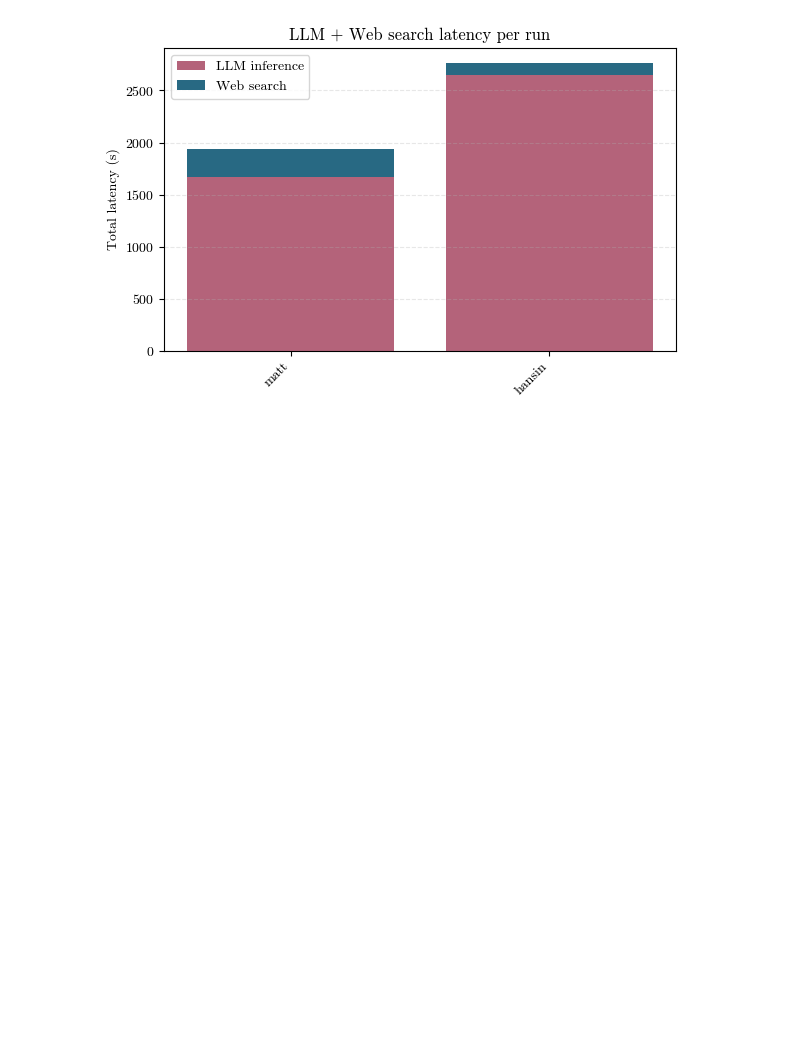
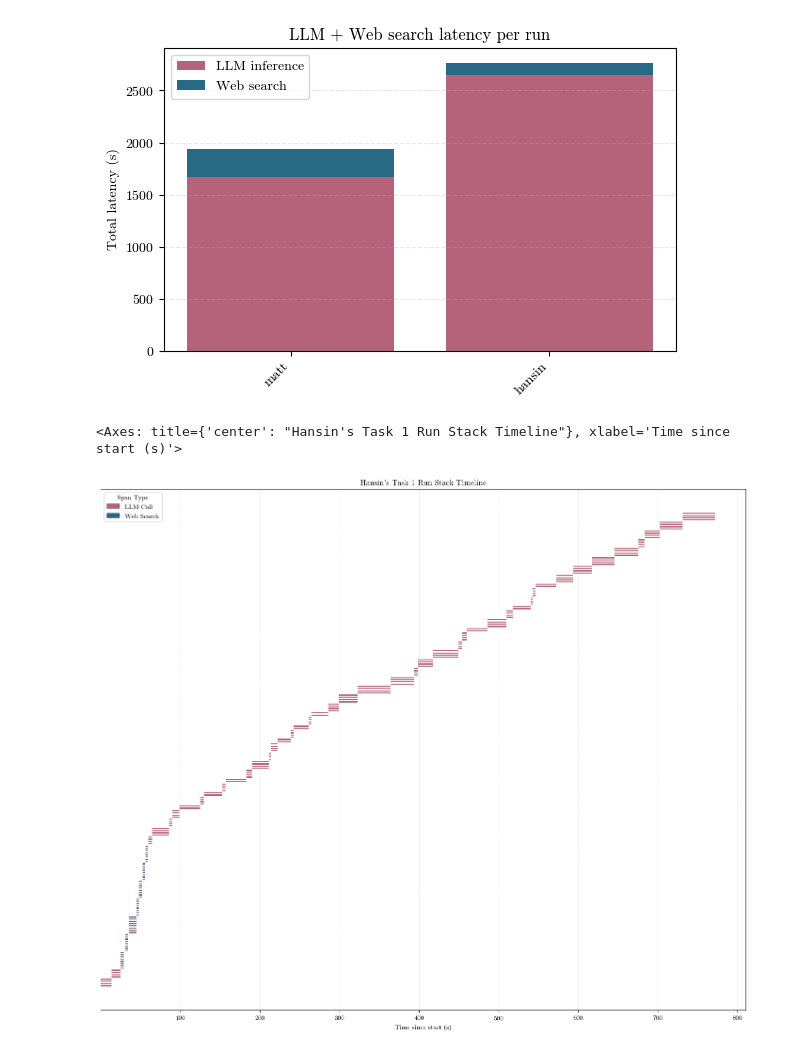
Before and after one commit to matt-seb-ho/gensee_odr, a Jupyter notebook: src/open_deep_research/plotting.ipynb, the cells around one changed output. Drawn from its saved outputs; the diff is of its cells as text; code cells hidden in the pictures; blank space fills up the shorter version.

```diff
--- a/src/open_deep_research/plotting.ipynb
+++ b/src/open_deep_research/plotting.ipynb
@@ -65,3 +127,11 @@ plot_run_stack_latency(
 # %% [output]
 <Axes: title={'center': 'LLM + Web search latency per run'}, ylabel='Total latency (s)'>
 [figure]
+# %%
+plot_span_timeline(
+    hansin_data,
+    title="Hansin's Task 1 Run Stack Timeline",
+)
+# %% [output]
+<Axes: title={'center': "Hansin's Task 1 Run Stack Timeline"}, xlabel='Time since start (s)'>
+[figure, added]
```
Also changed, not shown: parts of 5 cells of this notebook, 2 other files.
